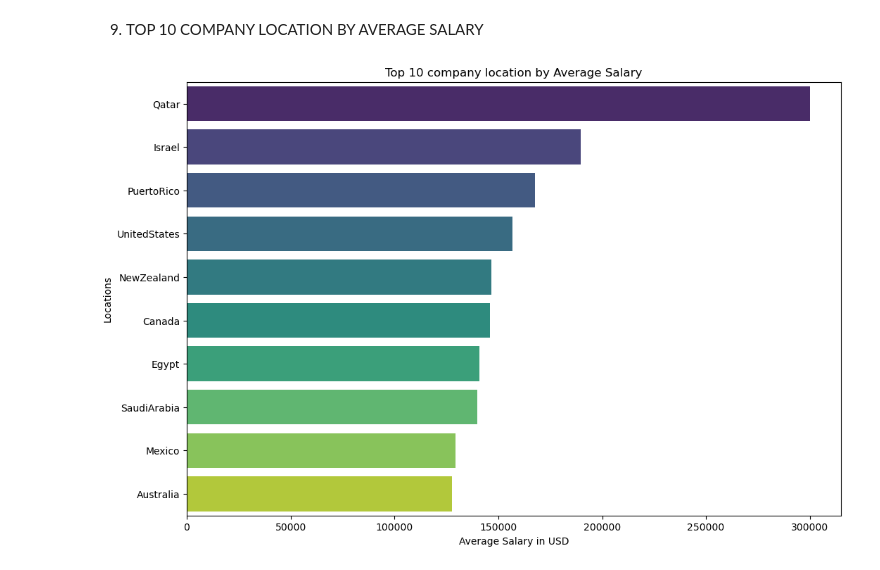
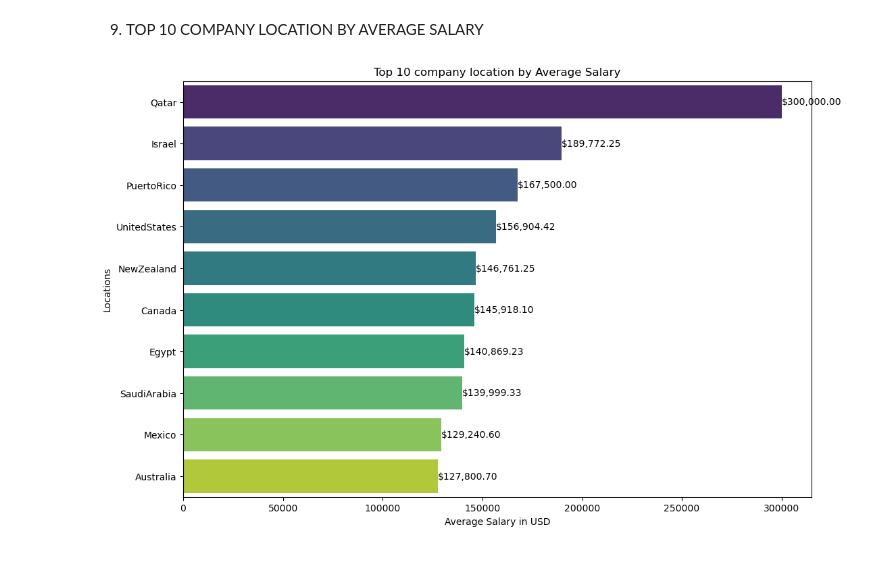
Before and after one commit to Justcolins/JOB-SALARY-ANALYSIS, a Jupyter notebook: job.ipynb, the cells around one changed output. Drawn from its saved outputs; the diff is of its cells as text; code cells hidden in the pictures.

```diff
--- a/job.ipynb
+++ b/job.ipynb
@@ -538,13 +538,17 @@ plt.show()
 # %%
 average_salary_by_country = jobs.groupby('company_location')['salary_in_usd'].mean().sort_values(ascending=False)
 top_10_countries = average_salary_by_country.head(10)
 top_10_countries = top_10_countries.reset_index()
+
+
 
 plt.figure(figsize=(12, 8))
 sns.barplot(x='salary_in_usd', y='company_location', data=top_10_countries, palette='viridis')
 plt.title('Top 10 company location by Average Salary')
 plt.xlabel('Average Salary in USD')
 plt.ylabel('Locations')
+for index, value in enumerate(top_10_countries['salary_in_usd']):
+    plt.text(value, index, f'${value:,.2f}', color='black', ha='left', va='center')
 plt.show()
 # %% [output]
-[figure, old version]
+[figure, new version]
```
